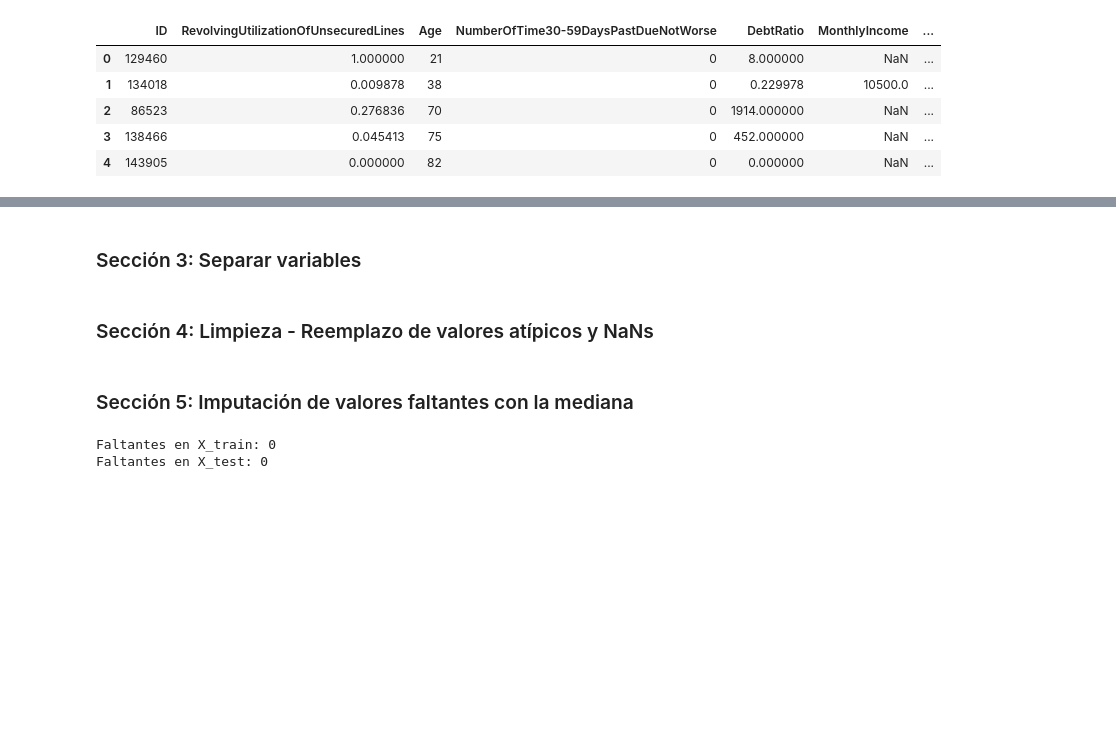
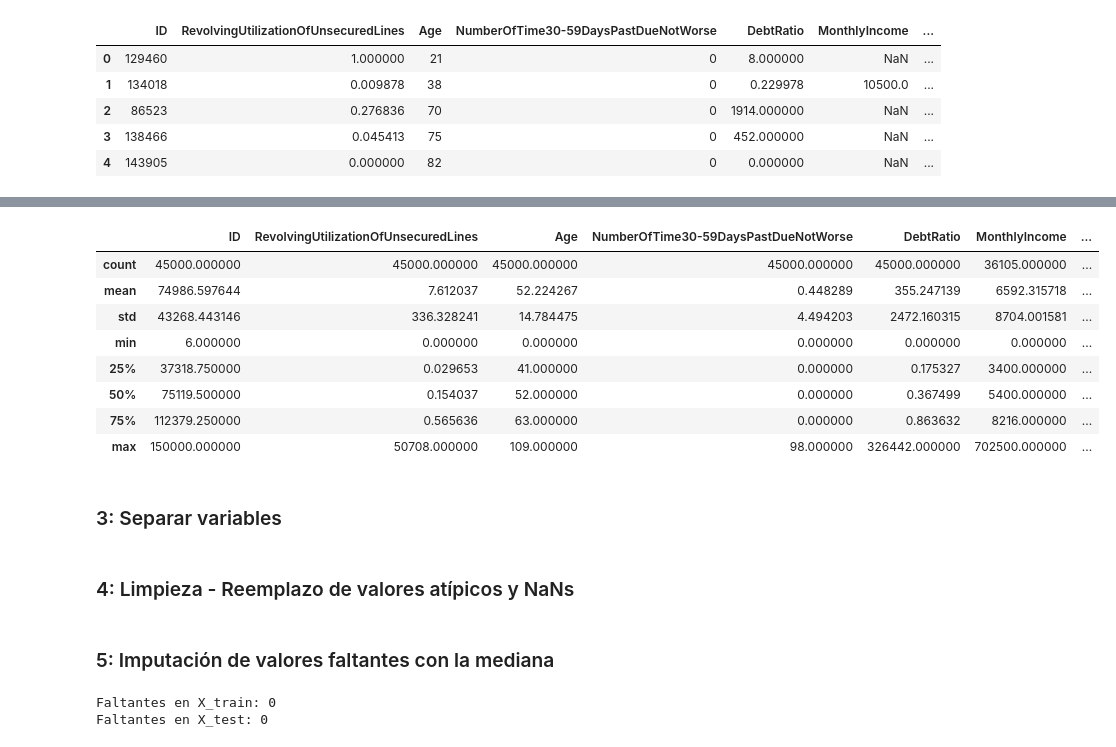
Before and after one commit to NaiSaratxaga/Competicion_Kaggle_2, a Jupyter notebook: competicion_kaggle_2.ipynb, the cells around one changed output, grey strips where cells are left out. Cells and saved outputs as stored; diff of their text form; code cells hidden in the pictures; blank space fills up the shorter version.

```diff
--- a/competicion_kaggle_2.ipynb
+++ b/competicion_kaggle_2.ipynb
@@ -51,6 +51,18 @@ train_df.describe()
 | 50% | 74941.500000 | 0.154252 | 52.000000 | 0.000000 | 0.366061 | 5.400000e+03 | ... |
 | 75% | 112542.500000 | 0.556035 | 63.000000 | 0.000000 | 0.870083 | 8.250000e+03 | ... |
 | max | 149999.000000 | 29110.000000 | 109.000000 | 98.000000 | 329664.000000 | 3.008750e+06 | ... |
+# %%
+test_df.describe()
+# %% [output]
+|  | ID | RevolvingUtilizationOfUnsecuredLines | Age | NumberOfTime30-59DaysPastDueNotWorse | DebtRatio | MonthlyIncome | ... |
+| count | 45000.000000 | 45000.000000 | 45000.000000 | 45000.000000 | 45000.000000 | 36105.000000 | ... |
+| mean | 74986.597644 | 7.612037 | 52.224267 | 0.448289 | 355.247139 | 6592.315718 | ... |
+| std | 43268.443146 | 336.328241 | 14.784475 | 4.494203 | 2472.160315 | 8704.001581 | ... |
+| min | 6.000000 | 0.000000 | 0.000000 | 0.000000 | 0.000000 | 0.000000 | ... |
+| 25% | 37318.750000 | 0.029653 | 41.000000 | 0.000000 | 0.175327 | 3400.000000 | ... |
+| 50% | 75119.500000 | 0.154037 | 52.000000 | 0.000000 | 0.367499 | 5400.000000 | ... |
+| 75% | 112379.250000 | 0.565636 | 63.000000 | 0.000000 | 0.863632 | 8216.000000 | ... |
+| max | 150000.000000 | 50708.000000 | 109.000000 | 98.000000 | 326442.000000 | 702500.000000 | ... |
 # %% [markdown]
-### Sección 3: Separar variables
+### 3: Separar variables
 # %%
@@ -65,4 +83,4 @@ X_test = test_df.copy()
 test_ids = X_test['ID']
 # %% [markdown]
-### Sección 4: Limpieza - Reemplazo de valores atípicos y NaNs
+### 4: Limpieza - Reemplazo de valores atípicos y NaNs
 # %%
@@ -78,5 +99,5 @@ for col in outlier_cols:
     X_train[col] = X_train[col].replace({96: np.nan, 98: np.nan})
     X_test[col] = X_test[col].replace({96: np.nan, 98: np.nan})
 # %% [markdown]
-### Sección 5: Imputación de valores faltantes con la mediana
+### 5: Imputación de valores faltantes con la mediana
 # %%
```
Also changed, not shown: parts of 20 cells of this notebook.
